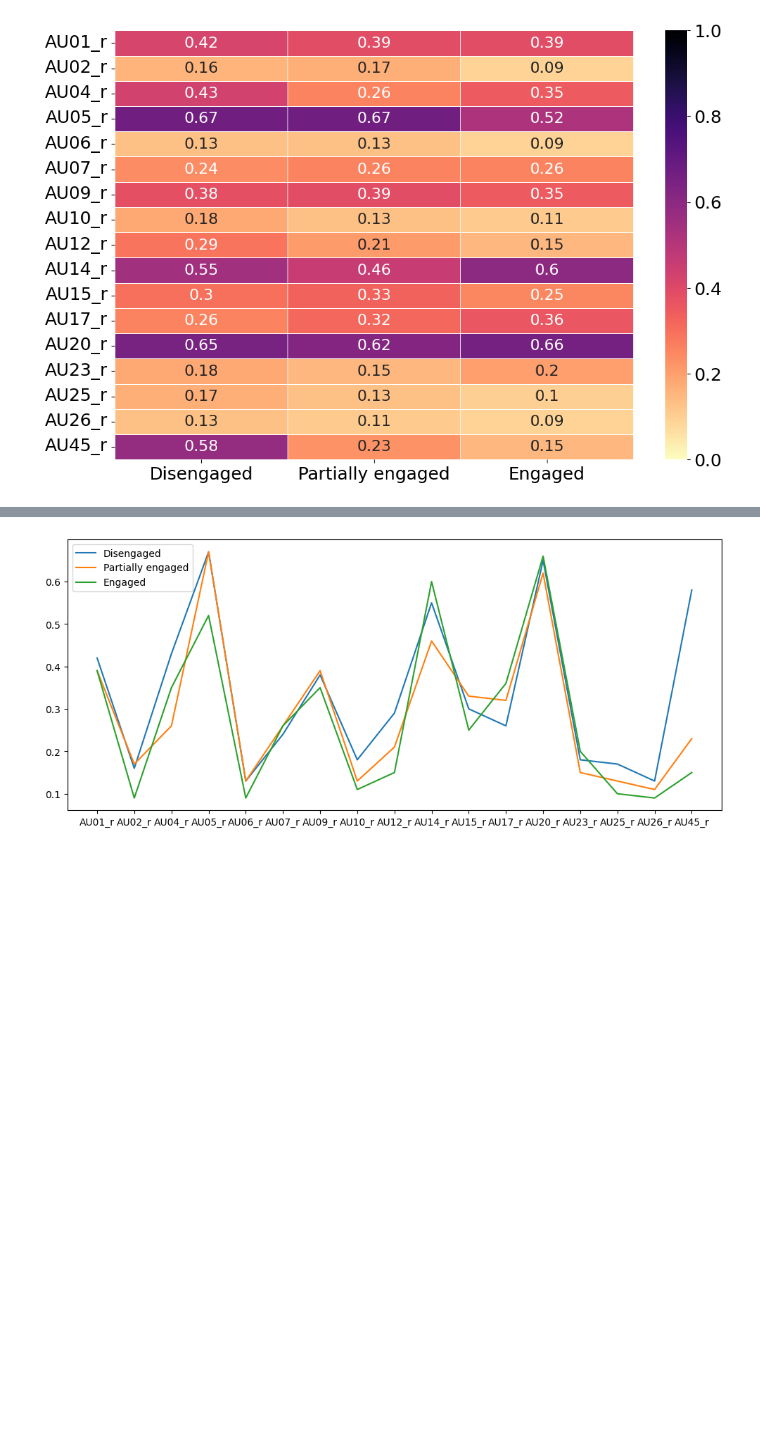
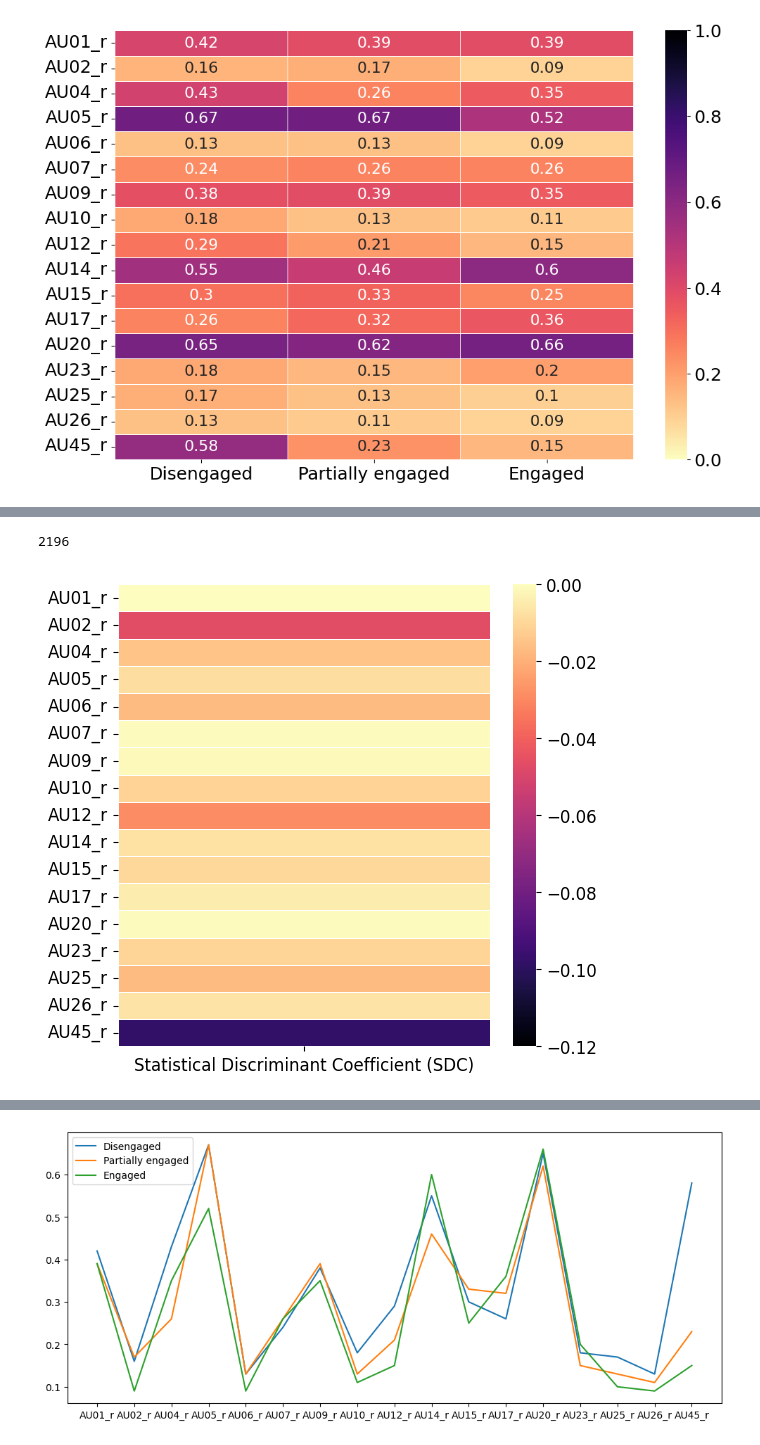
Before and after one commit to rijju-das/Automatic-emotional-image-captioning, a Jupyter notebook: run_MLmodels.ipynb, the cells around one changed output, grey strips where cells are left out. Drawn from its saved outputs; the diff is of its cells as text; code cells hidden in the pictures; blank space fills up the shorter version.

```diff
--- a/run_MLmodels.ipynb
+++ b/run_MLmodels.ipynb
@@ -82,0 +90,8 @@ fig, df_map = map.au_heatmap(df)
+# %%
+from AU_mapping_SDC import AU_mapping
+map = AU_mapping()
+fig, df_map = map.au_heatmap(df)
+fig.savefig("SDC_Scores.pdf")
+# %% [output]
+2196
+[figure, added]
```
Also changed, not shown: parts of 8 cells of this notebook.
